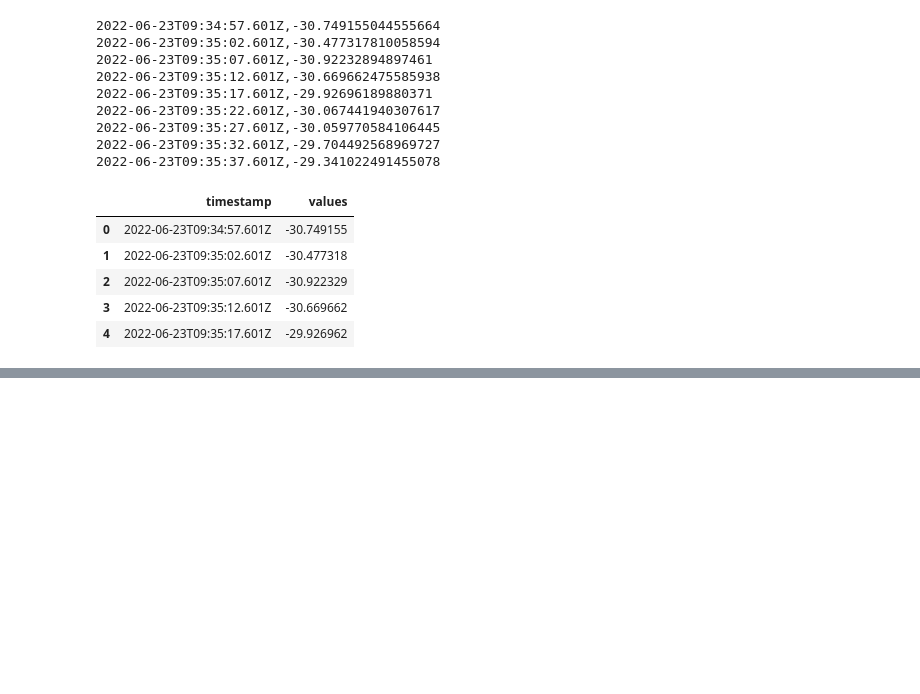
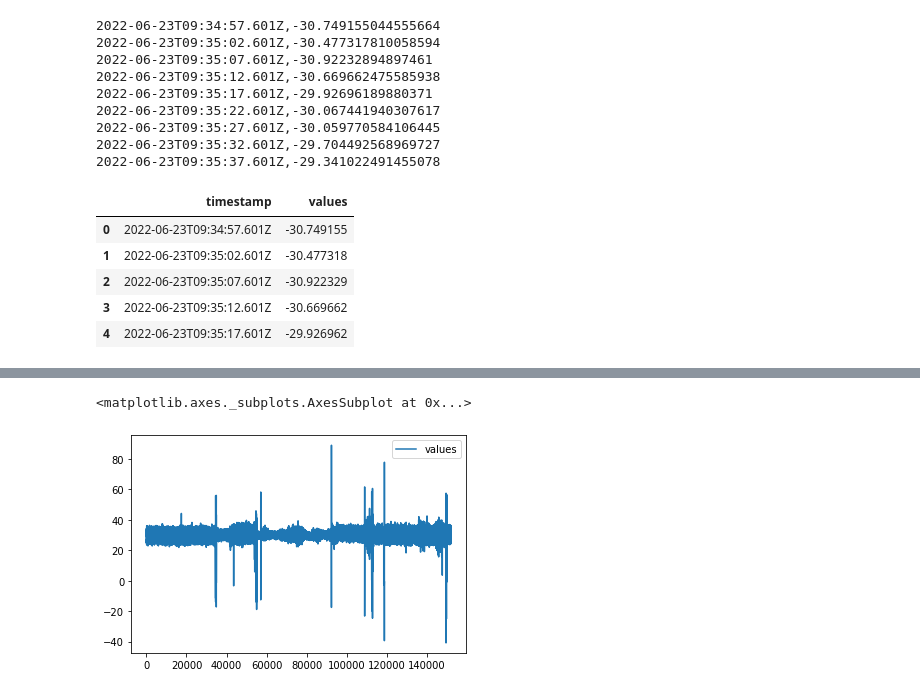
Before and after one commit to sipocz/pid_time_series, a Jupyter notebook: Pid_time_Series_DataPipeline.ipynb, the cells around one changed output, grey strips where cells are left out. Saved outputs shown, nothing was run; the diff lists cells and outputs as text; code cells hidden in the pictures; blank space fills up the shorter version.

```diff
--- a/Pid_time_Series_DataPipeline.ipynb
+++ b/Pid_time_Series_DataPipeline.ipynb
@@ -89,0 +124,2 @@ df.head()
+# %%
+hw_df=pandas.read_csv("/gdrive/MyDrive/2022Anna/Datapipeline/1/2T3_3L1_DPH7.PV.csv")
@@ -89,0 +139,5 @@ df.head()
+# %%
+hw_df.plot()
+# %% [output]
+<matplotlib.axes._subplots.AxesSubplot at 0x...>
+[figure, added]
```
Also changed, not shown: parts of 10 cells of this notebook.
